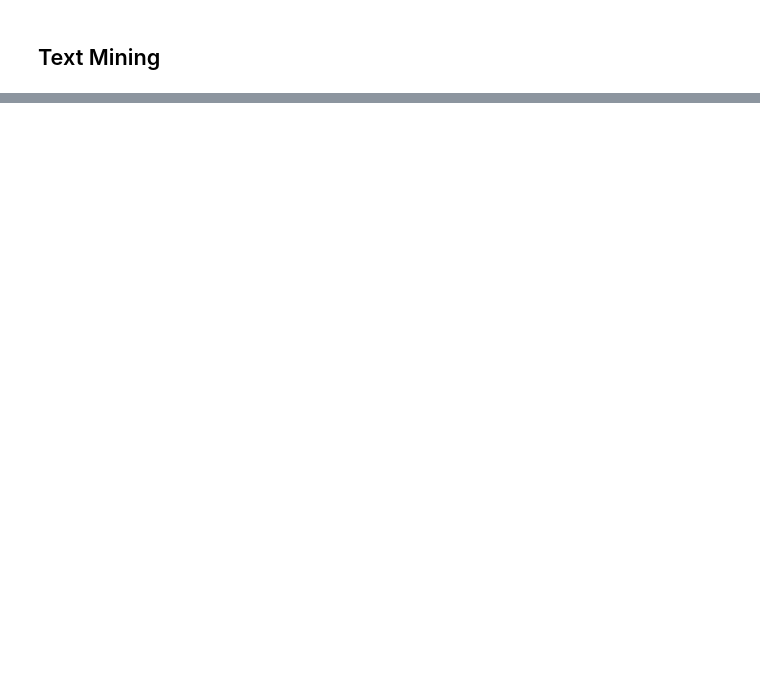
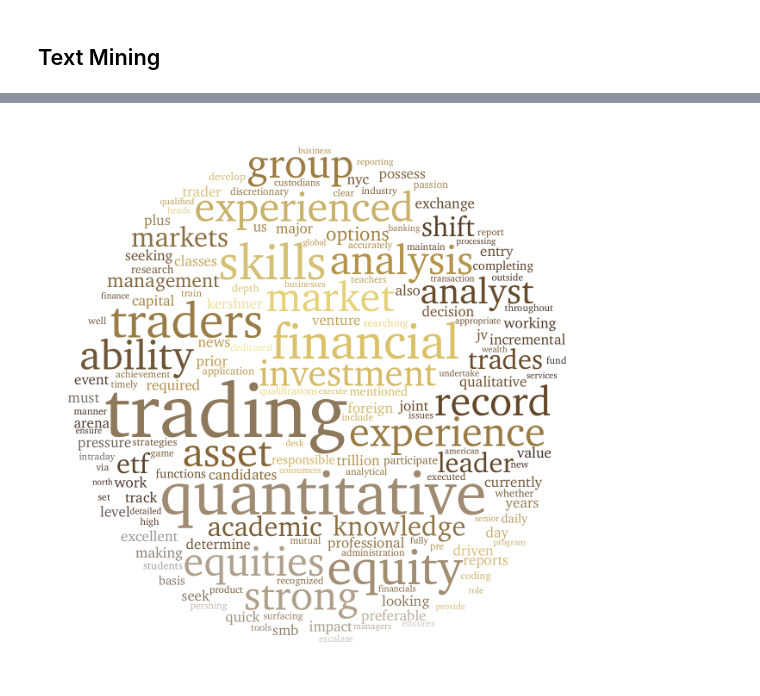
Before and after one commit to npogeant/indeed-finance, a Jupyter notebook: Indeed_&_Finance.ipynb, the cells around one changed output, grey strips where cells are left out. Saved outputs shown, nothing was run; the diff lists cells and outputs as text; code cells hidden in the pictures; blank space fills up the shorter version.

```diff
--- a/Indeed_&_Finance.ipynb
+++ b/Indeed_&_Finance.ipynb
@@ -1148,0 +1198,15 @@ fig.show('svg')
+# %%
+# Trader wordcloud
+wc = WordCloud(
+    font_path="../indeed-finance//Utils/Charter.ttf",
+    color_func=image_colours,
+    mask=mask,
+    max_words=2000,
+    background_color="white",
+    prefer_horizontal=1,
+)
+# Generate the cloud using a frequency dictionary
+wc.generate_from_frequencies(words_count)
+wc.to_image()
+# %% [output]
+[figure, added]
```
Also changed, not shown: parts of 176 cells of this notebook, 6 other files.
